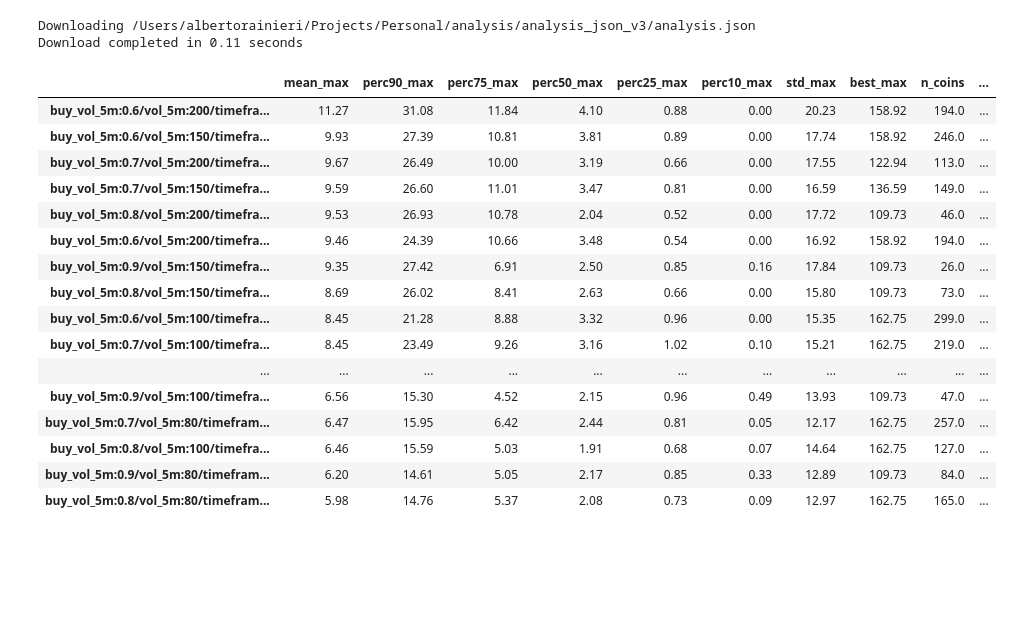
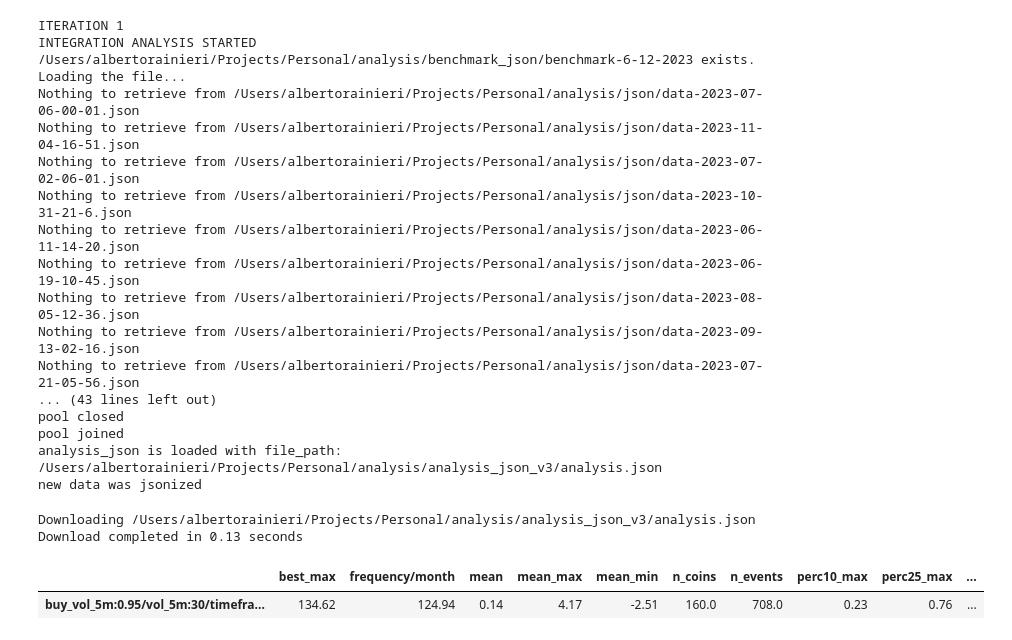
Before and after one commit to albertoRainieri/Crypto_Trading_System, a Jupyter notebook: analysis/Analysis-5min.ipynb, the cells around one changed output. Saved outputs shown, nothing was run; the diff lists cells and outputs as text; code cells hidden in the pictures; blank space fills up the shorter version.

Commit message:
Analysis Upgrade

```diff
--- a/analysis/Analysis-5min.ipynb
+++ b/analysis/Analysis-5min.ipynb
@@ -35,39 +17,60 @@ new data was jsonized
+# %%
+# INTEGRATION
+from Functions3 import main_instant_trigger
+from time import sleep
+
+buy_vol_5m_Buy_List=[0.99]
+vol_5m_Buy_List=[30,50,80,100,150,200]
+timeframe = [720, 1440]
+INTEGRATION=True
+analysis_timeframe=40
+
+for i in range(1):
+  iteration = i+1
+  print(f'ITERATION {iteration}')
+  main_instant_trigger(buy_vol_5m_Buy_List=buy_vol_5m_Buy_List,vol_5m_Buy_List=vol_5m_Buy_List,
+                        timeframe=timeframe, analysis_timeframe=analysis_timeframe, INTEGRATION=INTEGRATION)
+  sleep(10)
+# %% [output]
+ITERATION 1
+INTEGRATION ANALYSIS STARTED
+/Users/albertorainieri/Projects/Personal/analysis/benchmark_json/benchmark-6-12-2023 exists. Loading the file...
+Nothing to retrieve from /Users/albertorainieri/Projects/Personal/analysis/json/data-2023-07-06-00-01.json
+Nothing to retrieve from /Users/albertorainieri/Projects/Personal/analysis/json/data-2023-11-04-16-51.json
+Nothing to retrieve from /Users/albertorainieri/Projects/Personal/analysis/json/data-2023-07-02-06-01.json
+Nothing to retrieve from /Users/albertorainieri/Projects/Personal/analysis/json/data-2023-10-31-21-6.json
+Nothing to retrieve from /Users/albertorainieri/Projects/Personal/analysis/json/data-2023-06-11-14-20.json
+Nothing to retrieve from /Users/albertorainieri/Projects/Personal/analysis/json/data-2023-06-19-10-45.json
+Nothing to retrieve from /Users/albertorainieri/Projects/Personal/analysis/json/data-2023-08-05-12-36.json
+Nothing to retrieve from /Users/albertorainieri/Projects/Personal/analysis/json/data-2023-09-13-02-16.json
+Nothing to retrieve from /Users/albertorainieri/Projects/Personal/analysis/json/data-2023-07-21-05-56.json
+... (43 lines left out)
+pool closed
+pool joined
+analysis_json is loaded with file_path: /Users/albertorainieri/Projects/Personal/analysis/analysis_json_v3/analysis.json
+new data was jsonized
 # %%
 from Functions3 import download_show_output
 import pandas as pd
 
-minimum_event_number=50
+minimum_event_number=700
+minimum_event_number_list = [minimum_event_number]
 minimum_coin_number=1
-mean_threshold= -10
+mean_threshold= 0
 frequency_threshold=0
 best_coins_timeframe=2
 early_validation=False
-max_threshold = 5
+max_threshold = 4
 lb_threshold = -15
 std_multiplier = 200
 
 output, info = download_show_output(minimum_event_number, minimum_coin_number, mean_threshold, frequency_threshold, max_threshold, lb_threshold, std_multiplier,
                                      best_coins_timeframe=best_coins_timeframe, early_validation=early_validation)
 
 df = pd.DataFrame(output).transpose()
-df.sort_values(by=['mean_max'], ascending=False)
+df.sort_values(by=['mean'], ascending=False)
 # %% [output]
 Downloading /Users/albertorainieri/Projects/Personal/analysis/analysis_json_v3/analysis.json
-Download completed in 0.11 seconds
+Download completed in 0.13 seconds
-|  | mean_max | perc90_max | perc75_max | perc50_max | perc25_max | perc10_max | std_max | best_max | n_coins | ... |
-| buy_vol_5m:0.6/vol_5m:200/timefra... | 11.27 | 31.08 | 11.84 | 4.10 | 0.88 | 0.00 | 20.23 | 158.92 | 194.0 | ... |
-| buy_vol_5m:0.6/vol_5m:150/timefra... | 9.93 | 27.39 | 10.81 | 3.81 | 0.89 | 0.00 | 17.74 | 158.92 | 246.0 | ... |
-| buy_vol_5m:0.7/vol_5m:200/timefra... | 9.67 | 26.49 | 10.00 | 3.19 | 0.66 | 0.00 | 17.55 | 122.94 | 113.0 | ... |
-| buy_vol_5m:0.7/vol_5m:150/timefra... | 9.59 | 26.60 | 11.01 | 3.47 | 0.81 | 0.00 | 16.59 | 136.59 | 149.0 | ... |
-| buy_vol_5m:0.8/vol_5m:200/timefra... | 9.53 | 26.93 | 10.78 | 2.04 | 0.52 | 0.00 | 17.72 | 109.73 | 46.0 | ... |
-| buy_vol_5m:0.6/vol_5m:200/timefra... | 9.46 | 24.39 | 10.66 | 3.48 | 0.54 | 0.00 | 16.92 | 158.92 | 194.0 | ... |
-| buy_vol_5m:0.9/vol_5m:150/timefra... | 9.35 | 27.42 | 6.91 | 2.50 | 0.85 | 0.16 | 17.84 | 109.73 | 26.0 | ... |
-| buy_vol_5m:0.8/vol_5m:150/timefra... | 8.69 | 26.02 | 8.41 | 2.63 | 0.66 | 0.00 | 15.80 | 109.73 | 73.0 | ... |
-| buy_vol_5m:0.6/vol_5m:100/timefra... | 8.45 | 21.28 | 8.88 | 3.32 | 0.96 | 0.00 | 15.35 | 162.75 | 299.0 | ... |
-| buy_vol_5m:0.7/vol_5m:100/timefra... | 8.45 | 23.49 | 9.26 | 3.16 | 1.02 | 0.10 | 15.21 | 162.75 | 219.0 | ... |
-| ... | ... | ... | ... | ... | ... | ... | ... | ... | ... | ... |
-| buy_vol_5m:0.9/vol_5m:100/timefra... | 6.56 | 15.30 | 4.52 | 2.15 | 0.96 | 0.49 | 13.93 | 109.73 | 47.0 | ... |
-| buy_vol_5m:0.7/vol_5m:80/timefram... | 6.47 | 15.95 | 6.42 | 2.44 | 0.81 | 0.05 | 12.17 | 162.75 | 257.0 | ... |
-| buy_vol_5m:0.8/vol_5m:100/timefra... | 6.46 | 15.59 | 5.03 | 1.91 | 0.68 | 0.07 | 14.64 | 162.75 | 127.0 | ... |
-| buy_vol_5m:0.9/vol_5m:80/timefram... | 6.20 | 14.61 | 5.05 | 2.17 | 0.85 | 0.33 | 12.89 | 109.73 | 84.0 | ... |
-| buy_vol_5m:0.8/vol_5m:80/timefram... | 5.98 | 14.76 | 5.37 | 2.08 | 0.73 | 0.09 | 12.97 | 162.75 | 165.0 | ... |
+|  | best_max | frequency/month | mean | mean_max | mean_min | n_coins | n_events | perc10_max | perc25_max | ... |
+| buy_vol_5m:0.95/vol_5m:30/timefra... | 134.62 | 124.94 | 0.14 | 4.17 | -2.51 | 160.0 | 708.0 | 0.23 | 0.76 | ... |
```
Also changed, not shown: parts of 4 cells of this notebook, 10 other files.
